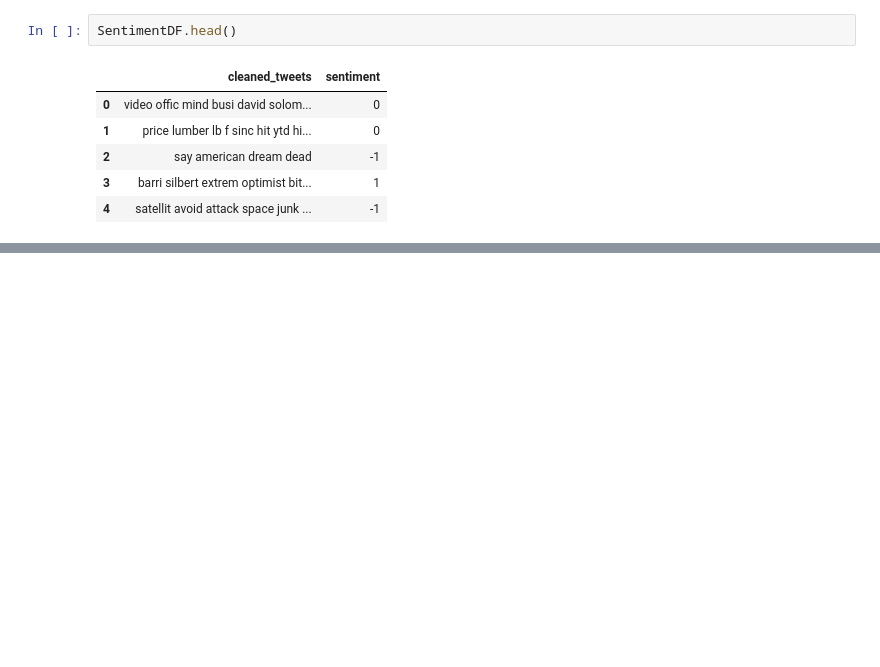
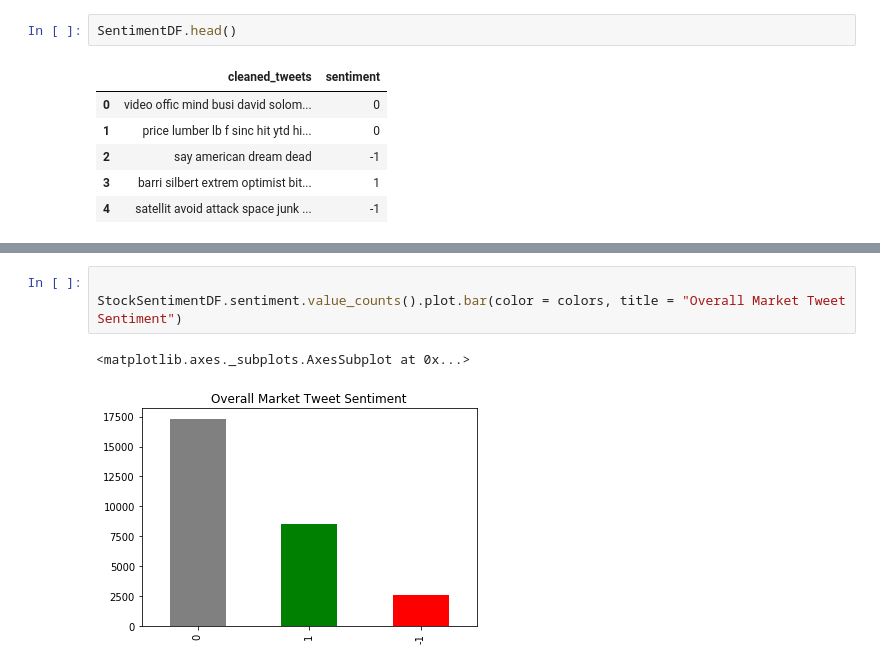
Before and after one commit to danellsworth/danellsworth.github.io, a Jupyter notebook: FinancialAnalysis.ipynb, the cells around one changed output, grey strips where cells are left out. Cells and saved outputs as stored; diff of their text form; blank space fills up the shorter version.

```diff
--- a/FinancialAnalysis.ipynb
+++ b/FinancialAnalysis.ipynb
@@ -43,0 +85,6 @@ StockDF.merge(SentimentDF, how='inner', left_index = True, right_index=True)
+# %%
+
+StockSentimentDF.sentiment.value_counts().plot.bar(color = colors, title = "Overall Market Tweet Sentiment")
+# %% [output]
+<matplotlib.axes._subplots.AxesSubplot at 0x...>
+[figure, added]
```
Also changed, not shown: parts of 12 cells of this notebook, 5 other files.
